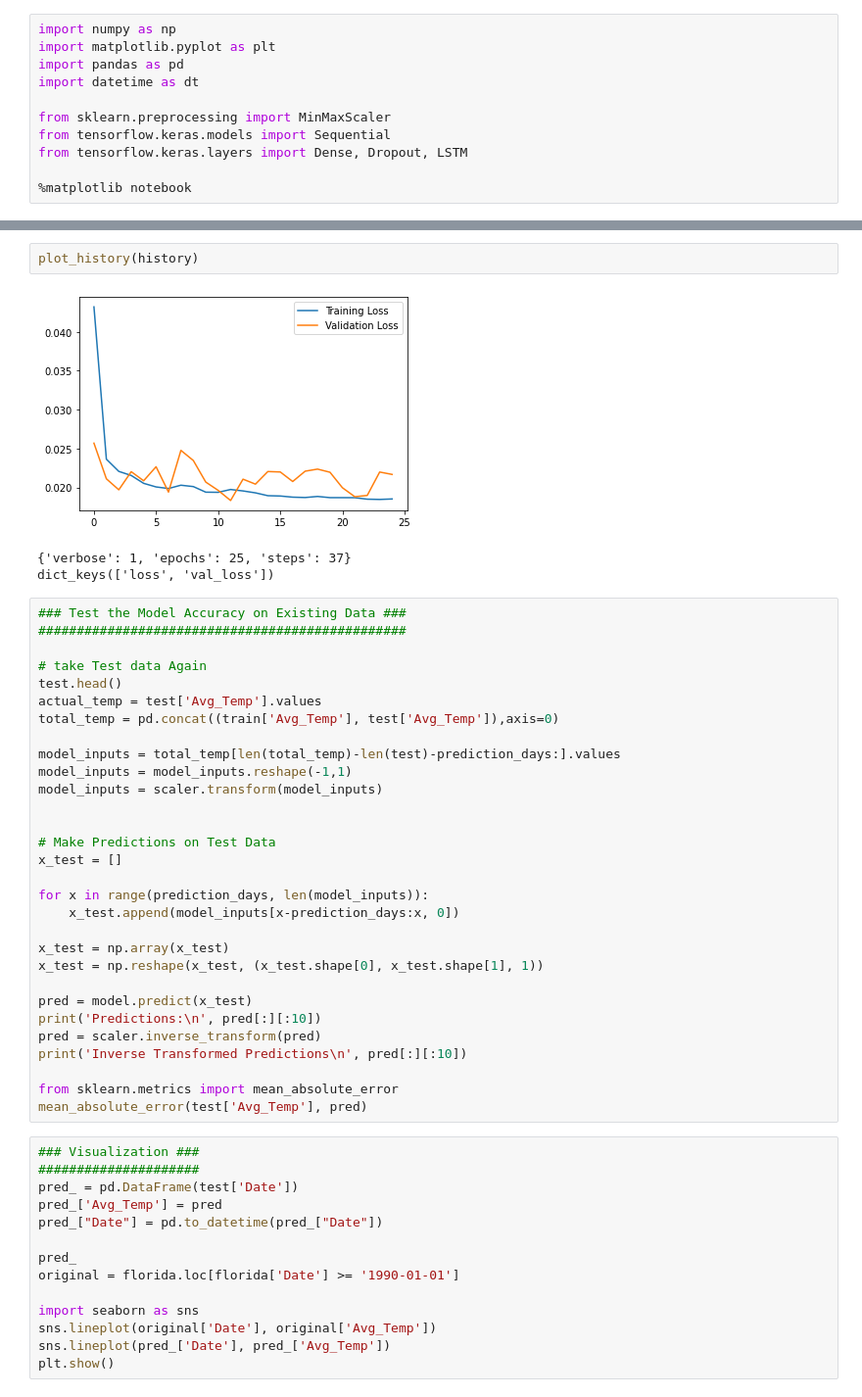
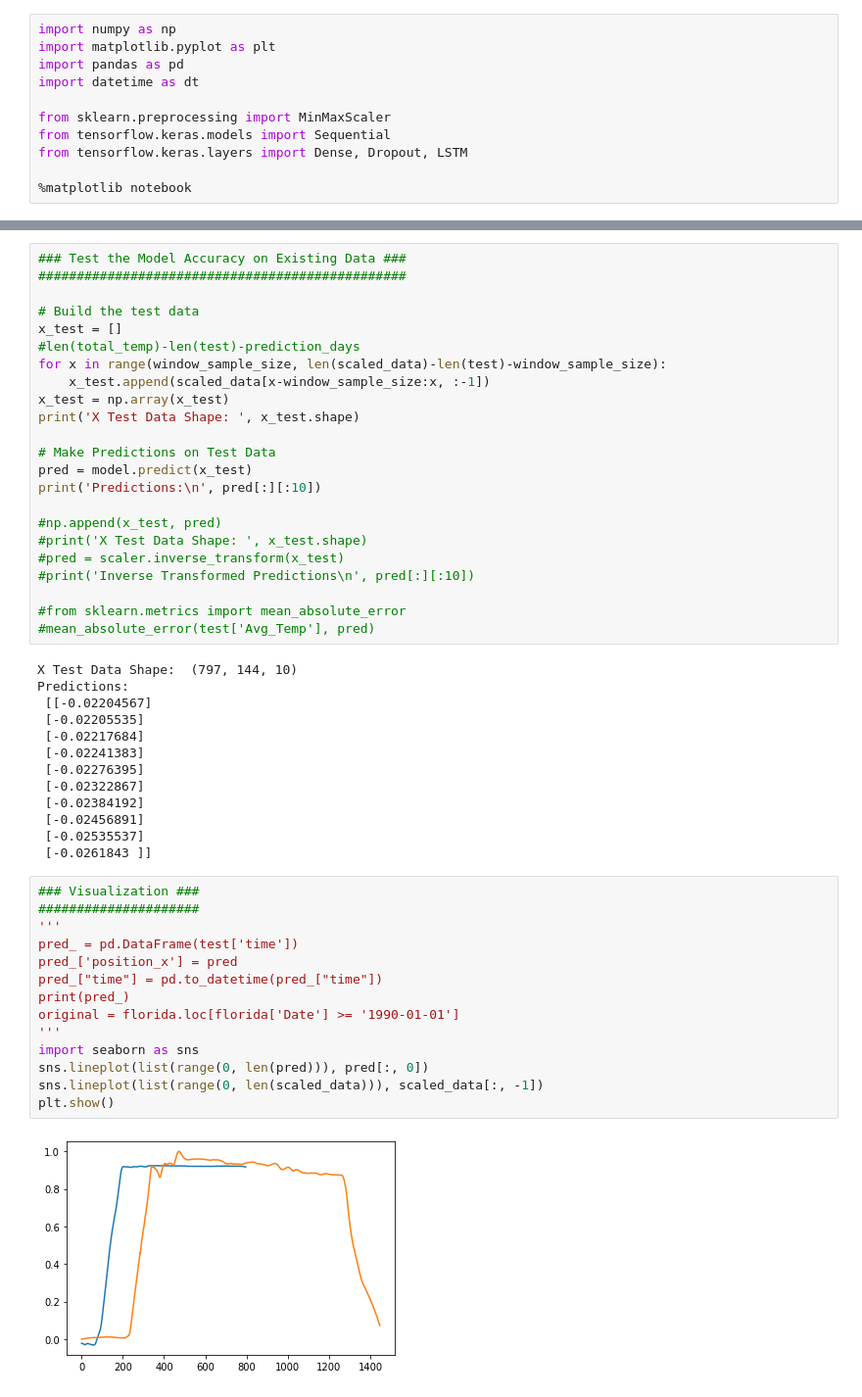
Before and after one commit to jeliser/sandbox, a Jupyter notebook: jupyter/deep_learning/uav_altitude/timeseries_deep_learning.ipynb, the cells around one changed output, grey strips where cells are left out. Shown at 98% size. Saved outputs shown, nothing was run; the diff lists cells and outputs as text.

```diff
--- a/jupyter/deep_learning/uav_altitude/timeseries_deep_learning.ipynb
+++ b/jupyter/deep_learning/uav_altitude/timeseries_deep_learning.ipynb
@@ -112,52 +115,54 @@ Epoch 25/25
 {'verbose': 1, 'epochs': 25, 'steps': 37}
 dict_keys(['loss', 'val_loss'])
-# %%
-plot_history(history)
-# %% [output]
-[figure, removed]
-{'verbose': 1, 'epochs': 25, 'steps': 37}
-dict_keys(['loss', 'val_loss'])
 # %%
 ### Test the Model Accuracy on Existing Data ###
 ################################################
 
-# take Test data Again
-test.head()
-actual_temp = test['Avg_Temp'].values
-total_temp = pd.concat((train['Avg_Temp'], test['Avg_Temp']),axis=0)
-
-model_inputs = total_temp[len(total_temp)-len(test)-prediction_days:].values
-model_inputs = model_inputs.reshape(-1,1)
-model_inputs = scaler.transform(model_inputs)
-
+# Build the test data
+x_test = []
+#len(total_temp)-len(test)-prediction_days
+for x in range(window_sample_size, len(scaled_data)-len(test)-window_sample_size):
+    x_test.append(scaled_data[x-window_sample_size:x, :-1])
+x_test = np.array(x_test)
+print('X Test Data Shape: ', x_test.shape)
 
 # Make Predictions on Test Data
-x_test = []
-
-for x in range(prediction_days, len(model_inputs)):
-    x_test.append(model_inputs[x-prediction_days:x, 0])
-
-x_test = np.array(x_test)
-x_test = np.reshape(x_test, (x_test.shape[0], x_test.shape[1], 1))
-
 pred = model.predict(x_test)
 print('Predictions:\n', pred[:][:10])
-pred = scaler.inverse_transform(pred)
-print('Inverse Transformed Predictions\n', pred[:][:10])
 
-from sklearn.metrics import mean_absolute_error
-mean_absolute_error(test['Avg_Temp'], pred)
+#np.append(x_test, pred)
+#print('X Test Data Shape: ', x_test.shape)
+#pred = scaler.inverse_transform(x_test)
+#print('Inverse Transformed Predictions\n', pred[:][:10])
+
+#from sklearn.metrics import mean_absolute_error
+#mean_absolute_error(test['Avg_Temp'], pred)
+# %% [output]
+X Test Data Shape:  (797, 144, 10)
+Predictions:
+ [[-0.02204567]
+ [-0.02205535]
+ [-0.02217684]
+ [-0.02241383]
+ [-0.02276395]
+ [-0.02322867]
+ [-0.02384192]
+ [-0.02456891]
+ [-0.02535537]
+ [-0.0261843 ]]
 # %%
 ### Visualization ###
 #####################
-pred_ = pd.DataFrame(test['Date'])
-pred_['Avg_Temp'] = pred
-pred_["Date"] = pd.to_datetime(pred_["Date"])
-
-pred_
+'''
+pred_ = pd.DataFrame(test['time'])
+pred_['position_x'] = pred
+pred_["time"] = pd.to_datetime(pred_["time"])
+print(pred_)
 original = florida.loc[florida['Date'] >= '1990-01-01']
-
+'''
 import seaborn as sns
-sns.lineplot(original['Date'], original['Avg_Temp'])
-sns.lineplot(pred_['Date'], pred_['Avg_Temp'])
+sns.lineplot(list(range(0, len(pred))), pred[:, 0])
+sns.lineplot(list(range(0, len(scaled_data))), scaled_data[:, -1])
 plt.show()
+# %% [output]
+[figure, added]
```
Also changed, not shown: parts of 7 cells of this notebook, 1 other file.
